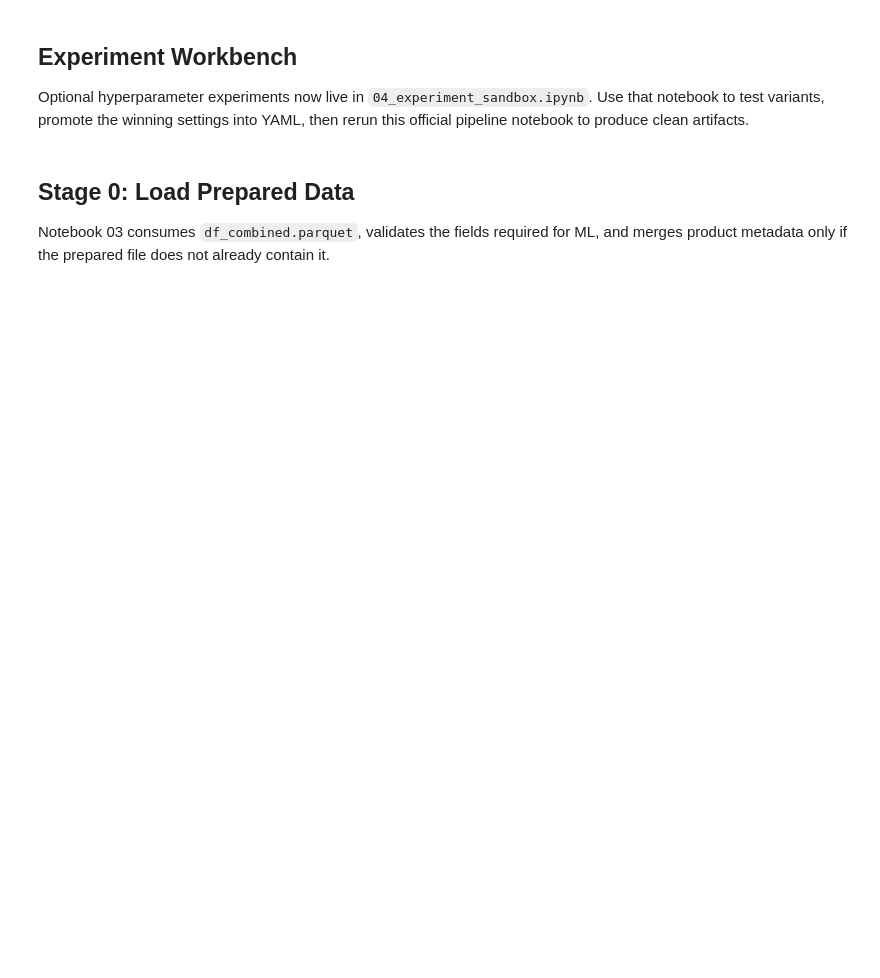
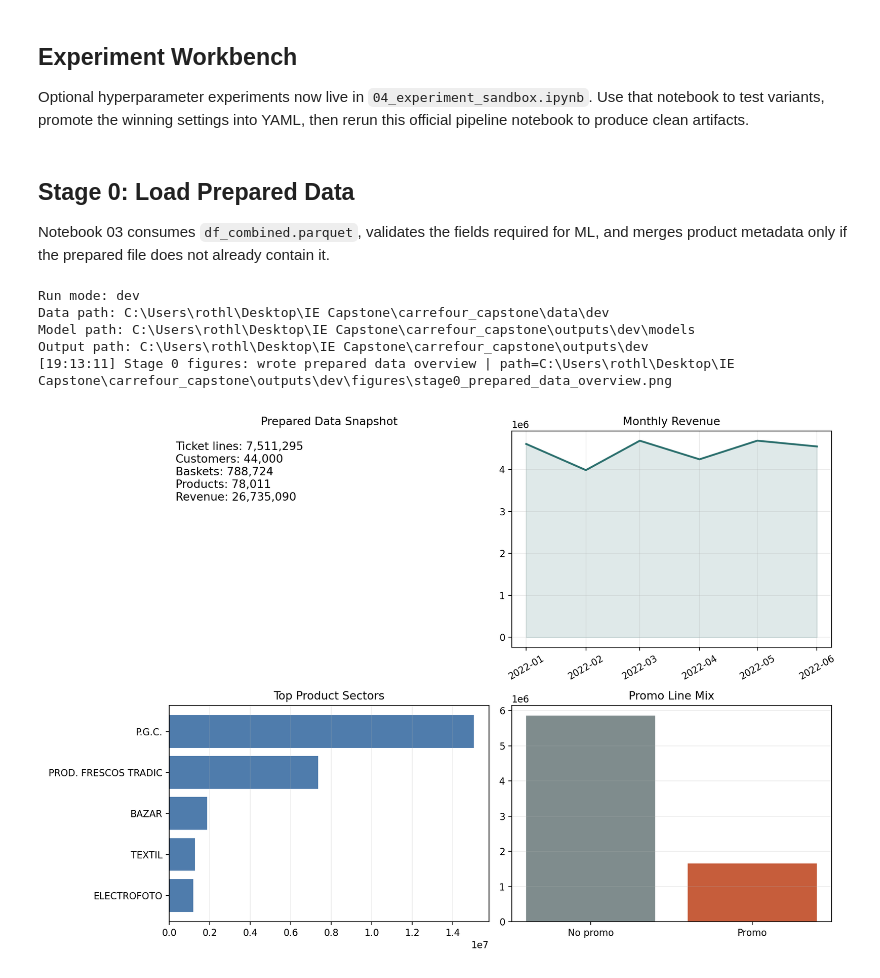
Before and after one commit to robsrot/carrefour_capstone, a Jupyter notebook: notebooks/03_ml_pipeline.ipynb, the cells around one changed output. Saved outputs shown, nothing was run; the diff lists cells and outputs as text; code cells hidden in the pictures; blank space fills up the shorter version.

```diff
--- a/notebooks/03_ml_pipeline.ipynb
+++ b/notebooks/03_ml_pipeline.ipynb
@@ -17,8 +38,12 @@ Read the official result in that order: first whether the core tribes are real,
 # %% [markdown]
+<a id="experiment-workbench"></a>
+
 ## Experiment Workbench
 
 Optional hyperparameter experiments now live in `04_experiment_sandbox.ipynb`. Use that notebook to test variants, promote the winning settings into YAML, then rerun this official pipeline notebook to produce clean artifacts.
 # %% [markdown]
+<a id="stage-0"></a>
+
 ## Stage 0: Load Prepared Data
 
 Notebook 03 consumes `df_combined.parquet`, validates the fields required for ML, and merges product metadata only if the prepared file does not already contain it.
@@ -45,6 +70,7 @@ if str(project_root) not in sys.path:
     sys.path.insert(0, str(project_root))
 
 from src.config import configure_mode
+from src.cache_audit import assert_mode_path_audit
 from src.data_loader import load_prepared_transactions, peek
 from src.utils import set_global_seed
 
@@ -63,30 +89,58 @@ if previous_mode and previous_mode != MODE:
         "product_embeddings_path",
         "embedding_validation_csv",
         "embedding_validation_md",
         "customer_embeddings_path",
         "behavior_path",
         "feature_sets",
         "model_suite",
         "stage6_diagnostics",
+        "cluster_validity",
+        "validity_table",
+        "stage6_winner_key",
+        "stage7_projection_dir",
+        "stage7_projection_figures",
         "profile_paths",
+        "selected_key",
         "comparison_path",
         "selected",
         "selected_assignment_path",
         "selected_profile_path",
+        "stage8_figures_dir",
+        "tribe_vs_population_dashboard",
+        "theme_lift_heatmap",
+        "presentation_dir",
+        "evidence_dir",
+        "presentation_figures_dir",
+        "assignment_export",
+        "profile_export",
+        "decision_log_path",
+        "cluster_summary_paths",
+        "mission_microtribe_paths",
+        "figures",
     ]:
         globals().pop(stale_name, None)
 
 set_global_seed(CONFIG.random_seed)
 CONFIG.ensure_directories()
+mode_path_audit = assert_mode_path_audit(CONFIG)
 
 transactions = load_prepared_transactions(cfg=CONFIG)
 print(f"Run mode: {MODE}")
 print(f"Data path: {DATA_PROCESSED}")
 print(f"Model path: {MODELS}")
 print(f"Output path: {OUTPUTS}")
+display(Markdown("### Mode/Path Safety Audit"))
+display(mode_path_audit)
 peek(transactions, 3)
 
 from src.visualization import plot_prepared_data_overview
 
 stage0_figure = plot_prepared_data_overview(transactions, cfg=CONFIG)
 display(Image(filename=str(stage0_figure)))
+# %% [output]
+Run mode: dev
+Data path: C:\Users\rothl\Desktop\IE Capstone\carrefour_capstone\data\dev
+Model path: C:\Users\rothl\Desktop\IE Capstone\carrefour_capstone\outputs\dev\models
+Output path: C:\Users\rothl\Desktop\IE Capstone\carrefour_capstone\outputs\dev
+[19:13:11] Stage 0 figures: wrote prepared data overview | path=C:\Users\rothl\Desktop\IE Capstone\carrefour_capstone\outputs\dev\figures\stage0_prepared_data_overview.png
+[figure, added]
```
Also changed, not shown: parts of 25 cells of this notebook, 22 other files.
